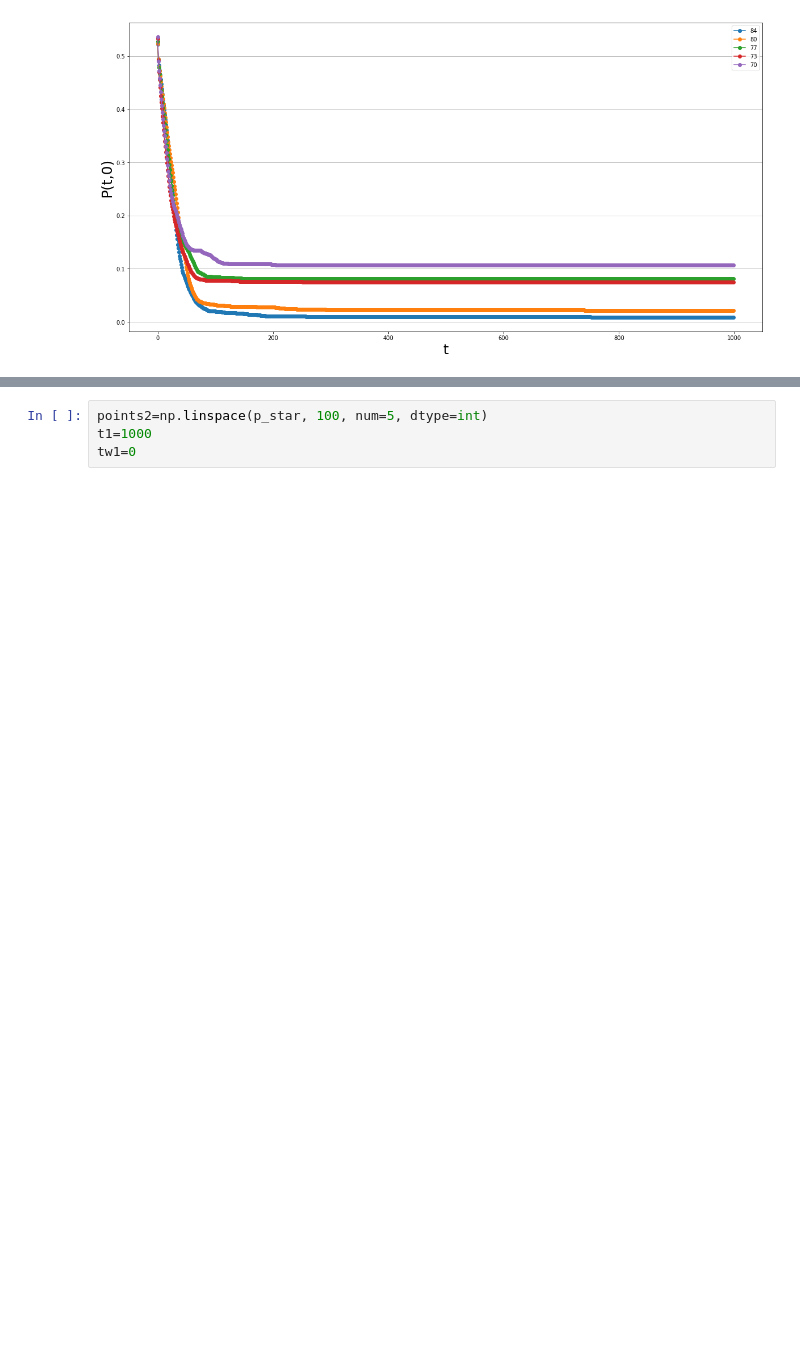
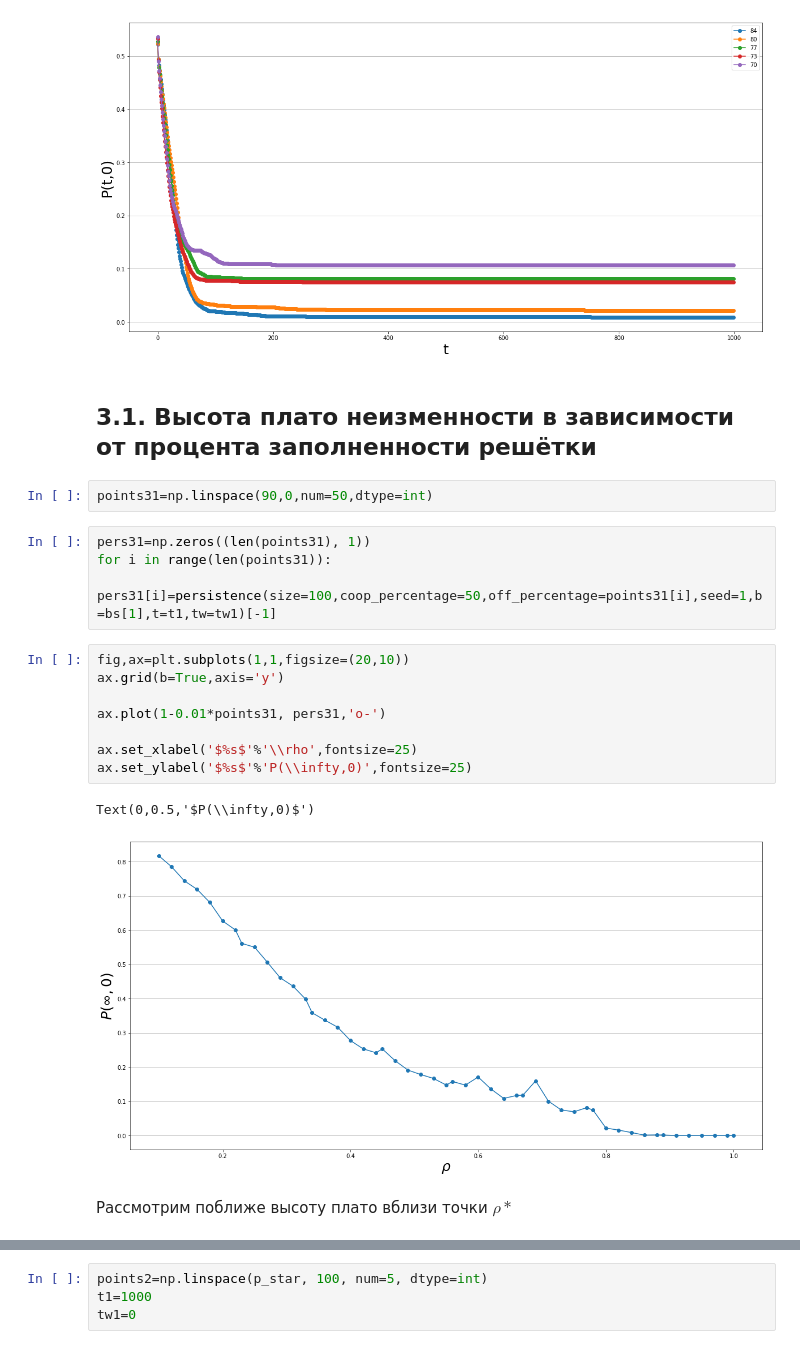
Before and after one commit to bu147/spatial-games-square-grid, a Jupyter notebook: 1.4-1.8.ipynb, the cells around one changed output, grey strips where cells are left out. Drawn from its saved outputs; the diff is of its cells as text; blank space fills up the shorter version.

```diff
--- a/1.4-1.8.ipynb
+++ b/1.4-1.8.ipynb
@@ -177,3 +177,24 @@ ax.legend()
 # %% [output]
 <matplotlib.legend.Legend at 0x...>
 [figure]
+# %% [markdown]
+## 3.1. Высота плато неизменности в зависимости от процента заполненности решётки
+# %%
+points31=np.linspace(90,0,num=50,dtype=int)
+# %%
+pers31=np.zeros((len(points31), 1))
+for i in range(len(points31)):
+    pers31[i]=persistence(size=100,coop_percentage=50,off_percentage=points31[i],seed=1,b=bs[1],t=t1,tw=tw1)[-1]
+# %%
+fig,ax=plt.subplots(1,1,figsize=(20,10))
+ax.grid(b=True,axis='y')
+
+ax.plot(1-0.01*points31, pers31,'o-')
+
+ax.set_xlabel('$%s$'%'\\rho',fontsize=25)
+ax.set_ylabel('$%s$'%'P(\\infty,0)',fontsize=25)
+# %% [output]
+Text(0,0.5,'$P(\\infty,0)$')
+[figure, added]
+# %% [markdown]
+Рассмотрим поближе высоту плато вблизи точки $\rho*$
```
Also changed, not shown: parts of 7 cells of this notebook.
